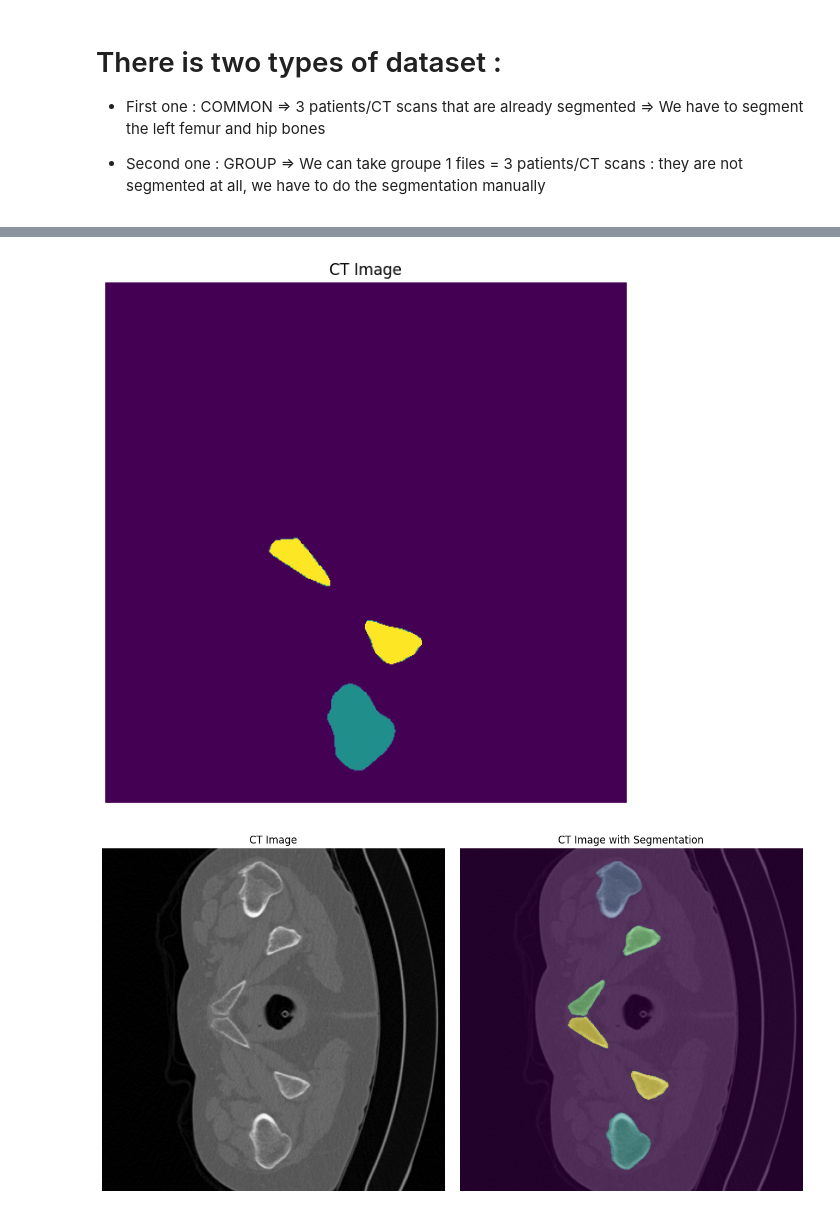
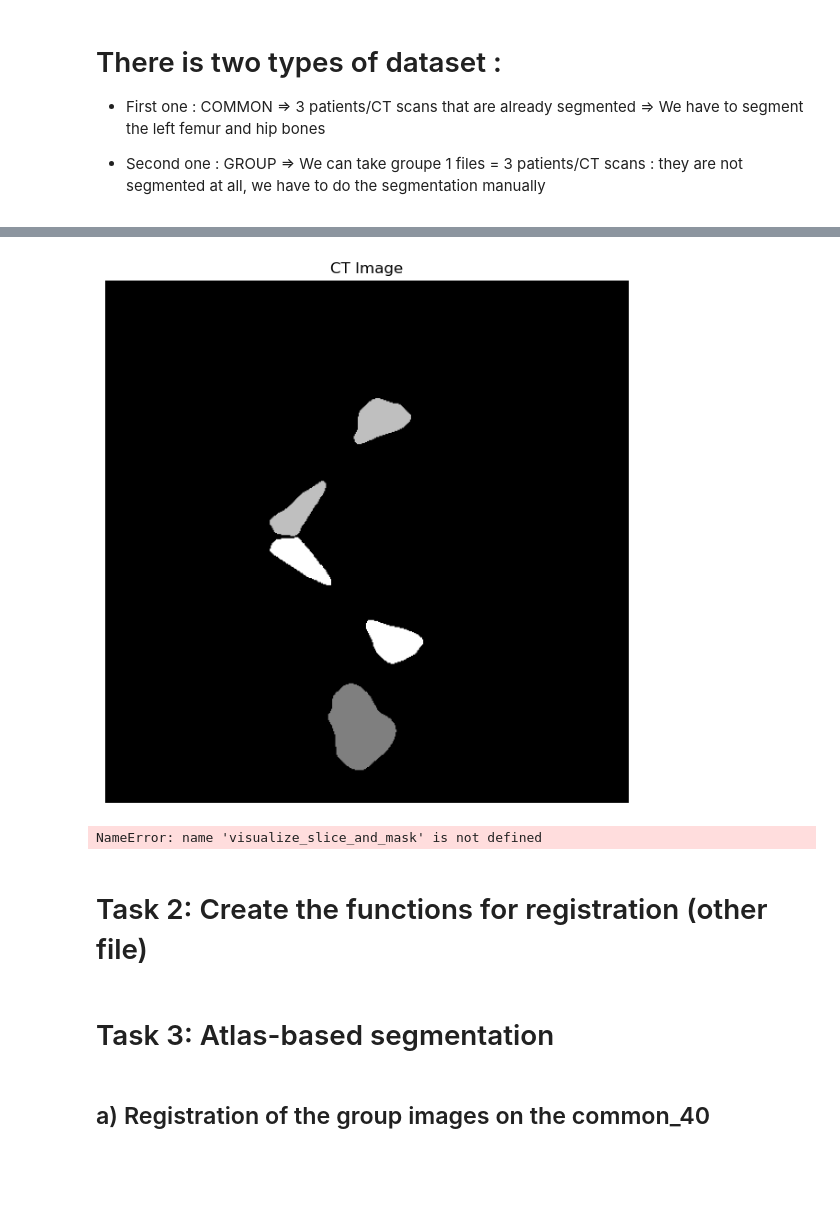
Before and after one commit to loicdemore/Projet3D_2, a Jupyter notebook: Notebook.ipynb, the cells around one changed output, grey strips where cells are left out. Cells and saved outputs as stored; diff of their text form; code cells hidden in the pictures; blank space fills up the shorter version.

Commit message:
1st attempt task 3

```diff
--- a/Notebook.ipynb
+++ b/Notebook.ipynb
@@ -1,13 +9,8 @@
 # %%
-import nibabel as nib
-import numpy as np
-import matplotlib.pyplot as plt
-from matplotlib.colors import ListedColormap
-
 # Path to the NIfTI files
-ct_image_path = r"C:\Users\Serge\Documents\Projet3D_2\Project3D_2\Dataset\COMMON_images_masks\common_40_image.nii.gz"
-mask_path = r"C:\Users\Serge\Documents\Projet3D_2\Project3D_2\Dataset\COMMON_images_masks\common_40_mask.nii.gz"
-# ct_image_path = r"C:\Users\Serge\Documents\Projet3D_2\Project3D_2\Dataset\GROUP_images\g1_54_image.nii.gz"
+ct_image_path = r"Dataset\COMMON_images_masks\common_40_image.nii"
+mask_path = r"Dataset\COMMON_images_masks\common_40_mask.nii"
+# ct_image_path = r"Dataset\GROUP_images\g1_54_image.nii"
 
 ct_image = nib.load(ct_image_path).get_fdata()
 mask = nib.load(mask_path).get_fdata()
@@ -47,7 +50,7 @@ def visualize_slice(ct_image, slice_idx):
     plt.tight_layout()
     plt.show()
 
-ct_image_path = r"C:\Users\Serge\Documents\Projet3D_2\Project3D_2\Dataset\GROUP_images\g1_55_image.nii.gz"
+ct_image_path = r"Dataset\GROUP_images\g1_55_image.nii"
 ct_image = nib.load(ct_image_path).get_fdata()
 slice_idx = ct_image.shape[2] // 2
 visualize_slice(ct_image,slice_idx)
@@ -62,8 +65,8 @@ visualize_slice(ct_image,slice_idx)
 # %%
 import os
 
-common_dir = r"C:\Users\Serge\Documents\Projet3D_2\Project3D_2\Dataset\COMMON_images_masks"
-output_dir = r"C:\Users\Serge\Documents\Projet3D_2\Project3D_2\Dataset\Output_mask"
+common_dir = r"Dataset\COMMON_images_masks"
+output_dir = r"Dataset\Output_mask"
 
 os.makedirs(output_dir, exist_ok=True)
 
@@ -104,25 +103,29 @@ Masque filtré enregistré : C:\Users\Serge\Documents\Projet3D_2\Project3D_2\Dat
 # %%
 def visualize_slice(ct_image, slice_idx):
     plt.figure(figsize=(12, 6))
 
     # CT Image
     plt.subplot(1, 2, 1)
-    plt.imshow(ct_image[:, :, slice_idx])
+    plt.imshow(ct_image[:, :, slice_idx], cmap="gray")
     plt.title("CT Image")
     plt.axis("off")
 
     plt.tight_layout()
     plt.show()
 
-ct_image_path = r"C:\Users\Serge\Documents\Projet3D_2\Project3D_2\Dataset\Output_mask\filtered_common_40_mask.nii.gz"
+ct_image_path = r"Dataset\Output_mask\filtered_common_40_mask.nii.gz"
 ct_image = nib.load(ct_image_path).get_fdata()
 slice_idx = ct_image.shape[2] // 2 -100
 visualize_slice(ct_image,slice_idx)
-ct_image_path = r"C:\Users\Serge\Documents\Projet3D_2\Project3D_2\Dataset\COMMON_images_masks\common_40_image.nii.gz"
+ct_image_path = r"Dataset\COMMON_images_masks\common_40_image.nii"
 ct_image = nib.load(ct_image_path).get_fdata()
-mask_path = r"C:\Users\Serge\Documents\Projet3D_2\Project3D_2\Dataset\COMMON_images_masks\common_40_mask.nii.gz"
+mask_path = r"Dataset\COMMON_images_masks\common_40_mask.nii"
 mask = nib.load(mask_path).get_fdata()
 visualize_slice_and_mask(ct_image, mask, slice_idx)
 # %% [output]
-[figure, old version]
+[figure, new version]
-[figure, removed]
+NameError: name 'visualize_slice_and_mask' is not defined
+# %% [markdown]
+# Task 2: Create the functions for registration (other file)
+# %% [markdown]
+# Task 3: Atlas-based segmentation
@@ -128,0 +145,2 @@ visualize_slice_and_mask(ct_image, mask, slice_idx)
+# %% [markdown]
+## a) Registration of the group images on the common_40
```
Also changed, not shown: parts of 21 cells of this notebook, 1 other file.
